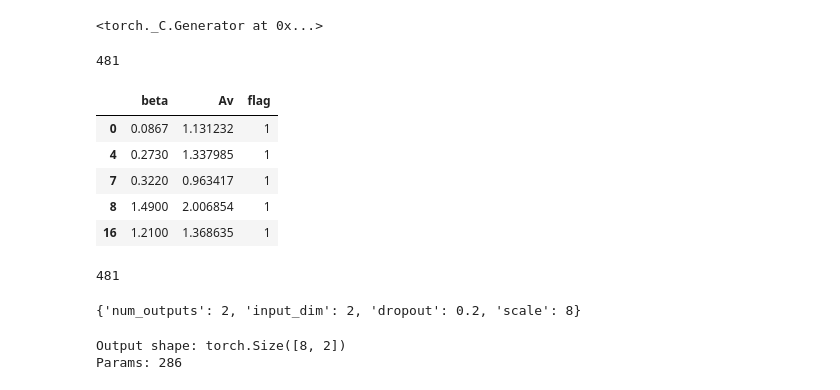
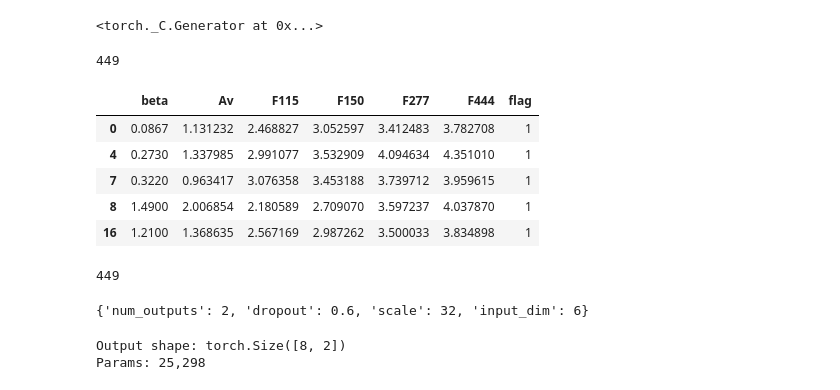
Before and after one commit to hartysimon-sketch/Galaxy-Classifier, a Jupyter notebook: Summer Research/Training/fc_network.ipynb, the cells around one changed output. Cells and saved outputs as stored; diff of their text form; code cells hidden in the pictures.

```diff
--- a/Summer Research/Training/fc_network.ipynb
+++ b/Summer Research/Training/fc_network.ipynb
@@ -22,17 +19,16 @@ import utils as ut
 # %%
 DEVICE = torch.device('cuda' if torch.cuda.is_available() else 'cpu')
 SEED = 42
-BATCH_SIZE = 128
-EPOCHS = 1000
+BATCH_SIZE = 32
+EPOCHS = 5000
 LR = 1e-4
 WD = 1e-2
 WEIGHTS = torch.tensor([1.0, 2.0]).to(DEVICE)
-RUN = False # Determines if notebook trains model
+RUN = True # Determines if notebook trains model
 
 params = {'num_outputs': 2,
-          'input_dim': 2,
-          'dropout': 0.2,
-          'scale': 8}
+          'dropout': 0.6,
+          'scale': 32}
 
 DEVICE # check device
 # %% [output]
@@ -84,36 +80,36 @@ combined_err = combined_err.mask(combined_err <= 0.1, np.nan)
 
 df = pd.concat([df, np.log10(combined_flux), np.log10(combined_err)], axis=1)
 # %%
-in_features = ['beta', 'Av']
+in_features = ['beta', 'Av'] + ['F115', 'F150', 'F277', 'F444']
 out_features = ['flag']
 
 logged_params['input features'] = in_features
 logged_params['output features'] = out_features
 
 df = df[in_features + out_features]
+df.dropna(inplace=True)
 
 bad_av = df['Av'] == -99
 bad_beta = df['beta'] == -99
 df = df[~bad_beta | ~bad_av]
 
 mask = (df['flag'] == 1.0)
 dfs = {'dusty': df[mask],
        'nodust': df[~mask]}
 
 print(len(dfs['dusty']) + len(dfs['nodust']))
 dfs['dusty'].head()
 # %% [output]
-481
+449
-|  | beta | Av | flag |
-| 0 | 0.0867 | 1.131232 | 1 |
-| 4 | 0.2730 | 1.337985 | 1 |
-| 7 | 0.3220 | 0.963417 | 1 |
-| 8 | 1.4900 | 2.006854 | 1 |
-| 16 | 1.2100 | 1.368635 | 1 |
+|  | beta | Av | F115 | F150 | F277 | F444 | flag |
+| 0 | 0.0867 | 1.131232 | 2.468827 | 3.052597 | 3.412483 | 3.782708 | 1 |
+| 4 | 0.2730 | 1.337985 | 2.991077 | 3.532909 | 4.094634 | 4.351010 | 1 |
+| 7 | 0.3220 | 0.963417 | 3.076358 | 3.453188 | 3.739712 | 3.959615 | 1 |
+| 8 | 1.4900 | 2.006854 | 2.180589 | 2.709070 | 3.597237 | 4.037870 | 1 |
+| 16 | 1.2100 | 1.368635 | 2.567169 | 2.987262 | 3.500033 | 3.834898 | 1 |
 # %%
 train_df = pd.DataFrame()
 val_df = pd.DataFrame()
-
 for key in dfs:
     df = dfs[key]
     n_val = int(len(df) * 0.2)
@@ -124,12 +120,16 @@ for key in dfs:
 train_df = train_df.sample(frac=1, random_state=SEED).reset_index(drop=True)
 val_df = val_df.sample(frac=1, random_state=SEED).reset_index(drop=True)
 
+scaler = StandardScaler()
+train_df[in_features] = scaler.fit_transform(train_df[in_features])
+val_df[in_features] = scaler.transform(val_df[in_features])
+
 size = len(train_df) + len(val_df)
 logged_params['sample size'] = size
 
 size
 # %% [output]
-481
+449
 # %%
 X_train = torch.tensor(train_df[in_features].values)
 X_val = torch.tensor(val_df[in_features].values)
@@ -183,9 +183,10 @@ class GalaxyClassifier(nn.Module):
 
         return x
 # %%
+params['input_dim'] = len(in_features)
 params
 # %% [output]
-{'num_outputs': 2, 'input_dim': 2, 'dropout': 0.2, 'scale': 8}
+{'num_outputs': 2, 'dropout': 0.6, 'scale': 32, 'input_dim': 6}
 # %%
 loss_func = torch.nn.CrossEntropyLoss(weight=WEIGHTS)
 model = GalaxyClassifier(**params).to(DEVICE)
@@ -214,7 +214,7 @@ else:
 # %%
 # 'dummy' data points to test if model takes and gives inputs / outputs
 # of correct shape without crashing
-dummy = torch.randn(8, 2).to(DEVICE)
+dummy = torch.randn(8, len(in_features)).to(DEVICE)
 out = model(dummy)
 print(f"Output shape: {out.shape}")
 
@@ -225,5 +225,5 @@ logged_params['num params'] = num_params
 print(f"Params: {num_params:,}")
 # %% [output]
 Output shape: torch.Size([8, 2])
-Params: 286
+Params: 25,298
 # %%
```
Also changed, not shown: parts of 4 cells of this notebook, 3 other files.
